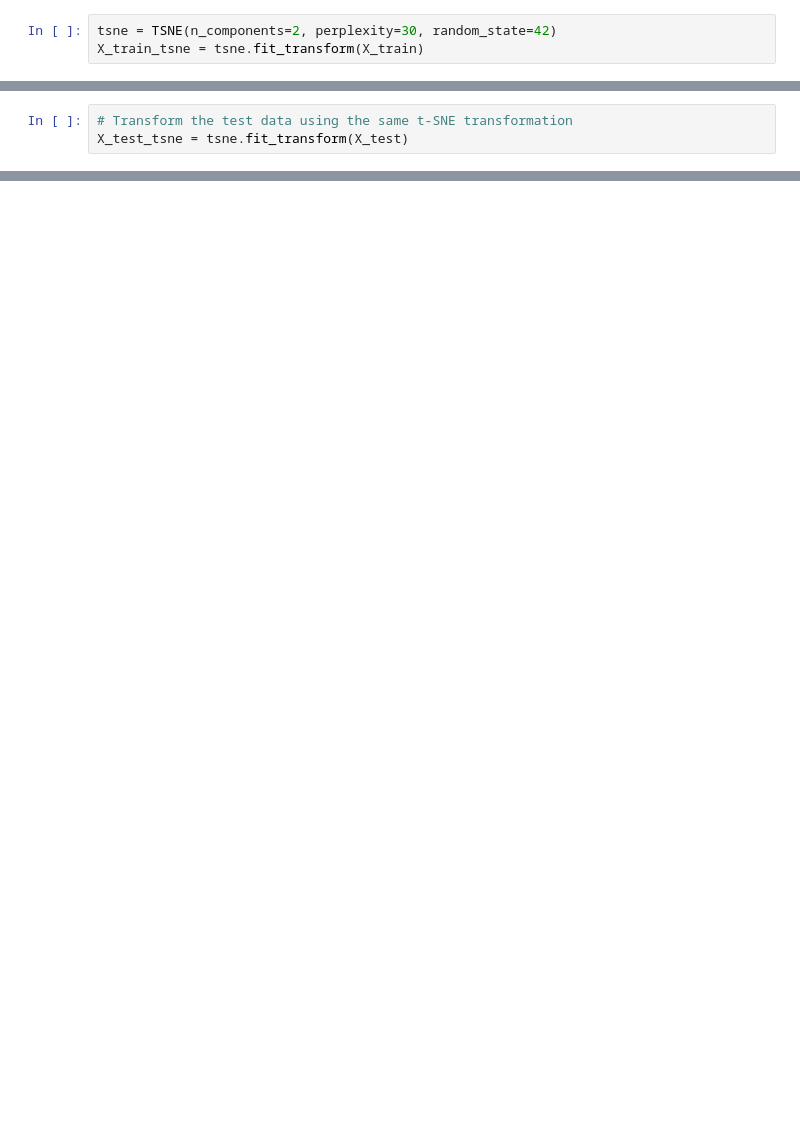
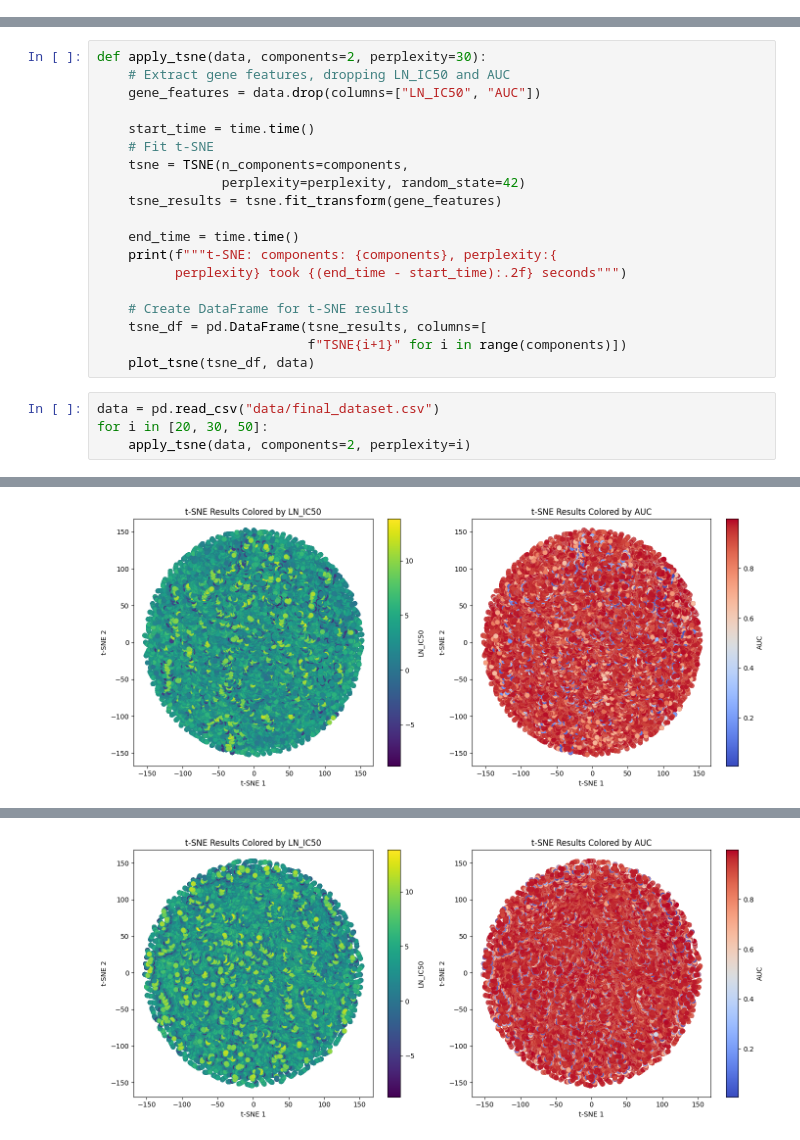
Before and after one commit to parshva-s/cancer-drug-sensitivity-research, a Jupyter notebook: tsne.ipynb, the cells around one changed output, grey strips where cells are left out. Saved outputs shown, nothing was run; the diff lists cells and outputs as text; blank space fills up the shorter version.

```diff
--- a/tsne.ipynb
+++ b/tsne.ipynb
@@ -14,3 +9,0 @@ X_train, X_test, y_train, y_test = train_test_split(X, y, test_size=0.2, random_
-# %%
-tsne = TSNE(n_components=2, perplexity=30, random_state=42)
-X_train_tsne = tsne.fit_transform(X_train)
@@ -23,3 +9,0 @@ ValueError: Unknown label type: continuous. Maybe you are trying to fit a classi
-# %%
-# Transform the test data using the same t-SNE transformation
-X_test_tsne = tsne.fit_transform(X_test)
@@ -34,0 +37,24 @@ print(classification_report(y_test, y_pred))
+# %%
+def apply_tsne(data, components=2, perplexity=30):
+    # Extract gene features, dropping LN_IC50 and AUC
+    gene_features = data.drop(columns=["LN_IC50", "AUC"])
+
+    start_time = time.time()
+    # Fit t-SNE
+    tsne = TSNE(n_components=components,
+                perplexity=perplexity, random_state=42)
+    tsne_results = tsne.fit_transform(gene_features)
+
+    end_time = time.time()
+    print(f"""t-SNE: components: {components}, perplexity:{
+          perplexity} took {(end_time - start_time):.2f} seconds""")
+
+    # Create DataFrame for t-SNE results
+    tsne_df = pd.DataFrame(tsne_results, columns=[
+                           f"TSNE{i+1}" for i in range(components)])
+    plot_tsne(tsne_df, data)
+# %%
+data = pd.read_csv("data/final_dataset.csv")
+for i in [20, 30, 50]:
+    apply_tsne(data, components=2, perplexity=i)
+# %% [output]
@@ -34,0 +62 @@ print(classification_report(y_test, y_pred))
+[figure, added]
@@ -34,0 +64 @@ print(classification_report(y_test, y_pred))
+[figure, added]
```
Also changed, not shown: parts of 8 cells of this notebook, 1 other file.
